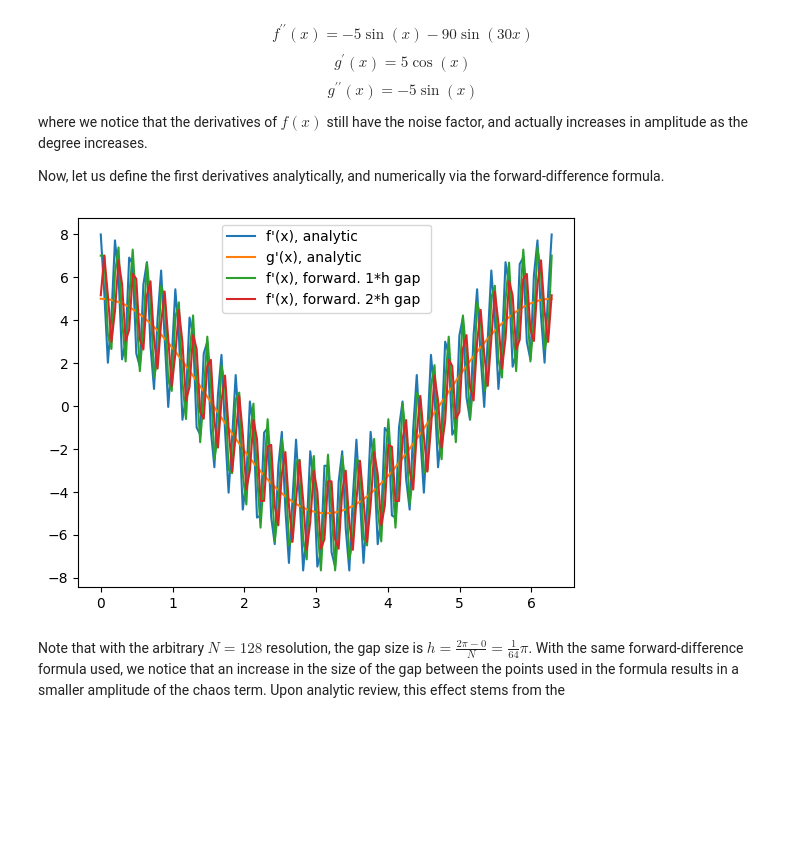
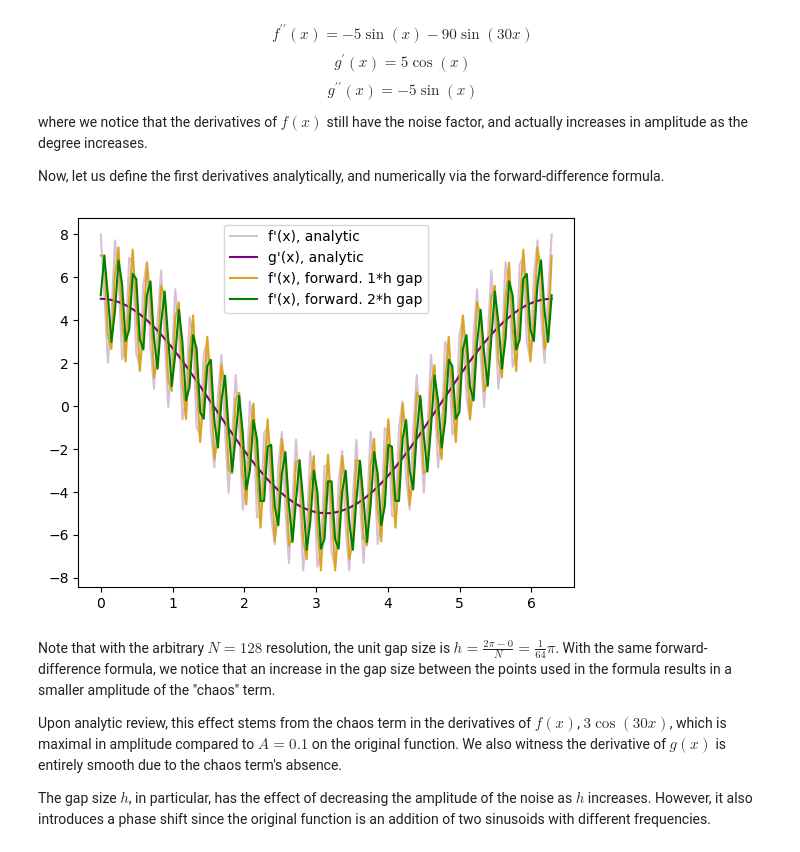
Before and after one commit to ebagoot/ap155_project_euler, a Jupyter notebook: week3.ipynb, the cells around one changed output. Saved outputs shown, nothing was run; the diff lists cells and outputs as text; code cells hidden in the pictures; blank space fills up the shorter version.

```diff
--- a/week3.ipynb
+++ b/week3.ipynb
@@ -158,33 +158,37 @@ Now, let us define the first derivatives analytically, and numerically via the f
 # %%
 def f_p(xVar = 0):
     return 5*np.cos(xVar) + 3*np.cos(30*xVar)
 def g_p(xVar = 0):
     return 5*np.cos(xVar)
 def forw_diff_1(fVar, xVar, hVar):
     return (fVar(xVar) - fVar(xVar-hVar)) / (hVar)
 def forw_diff_1_nGap(fVar, xVar, hVar, nGap):
     return (fVar(xVar) - fVar(xVar-nGap*hVar)) / (nGap*hVar)
 
 ''' was trying to implement roll() below heheh
 def cent_diff_1_roll(fVar, index, xArr):
     x_roll = np.roll(xArr, index+2)
     return (fVar(xVar-2*hVar)) / 2*hVar
     pass
 '''
 n = 2
 fp_analytic = [f_p(i) for i in x]
 gp_analytic = [g_p(i) for i in x]
 fp_forward = [forw_diff_1(f, i, x[1]-x[0]) for i in x]
 fp_forward_2gap = [forw_diff_1_nGap(f, i, x[1]-x[0], n) for i in x]
 
 fig4, ax4 = plt.subplots()
-plt.plot(x, fp_analytic, label='f\'(x), analytic')
-plt.plot(x, gp_analytic, label='g\'(x), analytic')
-plt.plot(x, fp_forward, label='f\'(x), forward. 1*h gap ')
-plt.plot(x, fp_forward_2gap, label=f'f\'(x), forward. 2*h gap')
+plt.plot(x, fp_analytic, label='f\'(x), analytic', color='thistle')
+plt.plot(x, gp_analytic, label='g\'(x), analytic', color='purple')
+plt.plot(x, fp_forward, label='f\'(x), forward. 1*h gap', color='goldenrod')
+plt.plot(x, fp_forward_2gap, label=f'f\'(x), forward. 2*h gap', color="green")
 ax4.legend()
 plt.show()
 # %% [output]
-[figure, old version]
+[figure, new version]
 # %% [markdown]
-Note that with the arbitrary $N=128$ resolution, the gap size is $h = \frac{2\pi-0}{N} = \frac{1}{64}\pi$. With the same forward-difference formula used, we notice that an increase in the size of the gap between the points used in the formula results in a smaller amplitude of the chaos term. Upon analytic review, this effect stems from the
+Note that with the arbitrary $N=128$ resolution, the unit gap size is $h = \frac{2\pi-0}{N} = \frac{1}{64}\pi$. With the same forward-difference formula, we notice that an increase in the gap size between the points used in the formula results in a smaller amplitude of the "chaos" term.
+
+Upon analytic review, this effect stems from the chaos term in the derivatives of $f(x)$, $3\cos(30x)$, which is maximal in amplitude compared to $A=0.1$ on the original function. We also witness the derivative of $g(x)$ is entirely smooth due to the chaos term's absence.
+
+The gap size $h$, in particular, has the effect of decreasing the amplitude of the noise as $h$ increases. However, it also introduces a phase shift since the original function is an addition of two sinusoids with different frequencies.
```
Also changed, not shown: parts of 4 cells of this notebook.
